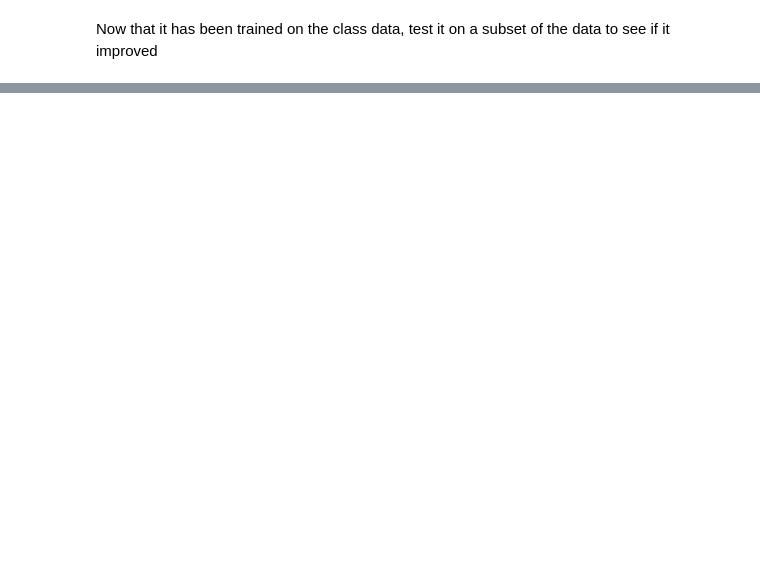
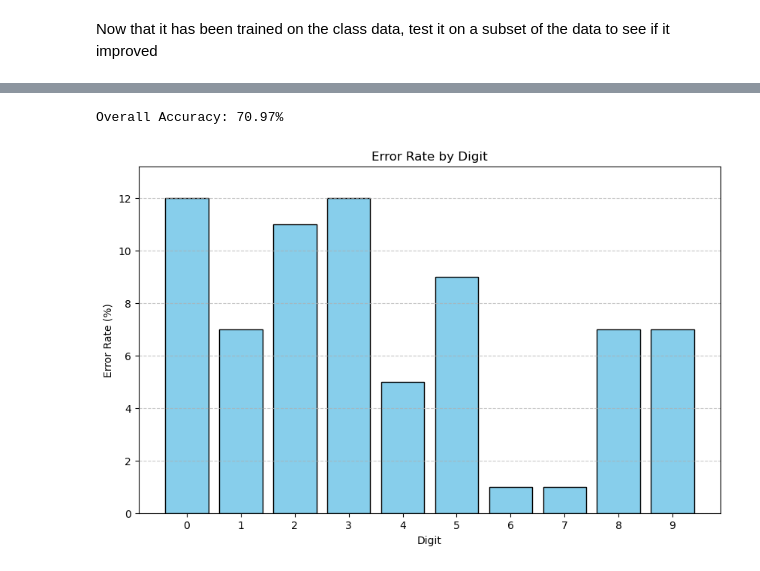
Before and after one commit to wmmoua/CSCI_580_Group_9, a Jupyter notebook: final_project.ipynb, the cells around one changed output, grey strips where cells are left out. Cells and saved outputs as stored; diff of their text form; code cells hidden in the pictures; blank space fills up the shorter version.

```diff
--- a/final_project.ipynb
+++ b/final_project.ipynb
@@ -424,3 +384,67 @@ Overall Accuracy: 72.58%
+# %%
+import matplotlib.pyplot as plt
+import numpy as np
+import torch
+from torch.utils.data import DataLoader
+
+# Initialize a list to count errors for each digit (0 to 9)
+digit_errors = [0] * 10
+digit_totals = [0] * 10
+
+# Evaluate the model on the test data
+test_loader = DataLoader(test_dataset, batch_size=64, shuffle=False)
+model.eval()  # Set model to evaluation mode
+
+# Store predictions and true labels
+predicted_labels = []
+true_labels = []
+
+with torch.no_grad():
+    correct = 0
+    total = 0
+    for images, labels in test_loader:
+        outputs = model(images)
+        _, predicted = torch.max(outputs, 1)
+        correct += (predicted == labels).sum().item()
+        total += labels.size(0)
+
+        # Update counts for digit-wise errors and totals
+        for i in range(len(labels)):
+            true_label = labels[i].item()
+            predicted_label = predicted[i].item()
+
+            digit_totals[true_label] += 1
+            if true_label != predicted_label:
+                digit_errors[true_label] += 1
+
+        # Store predictions and true labels for accuracy calculation
+        predicted_labels.extend(predicted.numpy())
+        true_labels.extend(labels.numpy())
+
+# Calculate overall accuracy
+accuracy = 100 * correct / total
+print(f"Overall Accuracy: {accuracy:.2f}%")
+
+# Calculate error rates per digit (percentage of errors for each digit)
+digit_error_rates = [100 * digit_errors[i] / digit_totals[i] if digit_totals[i] > 0 else 0 for i in range(10)]
+
+# Plot error rates
+plt.figure(figsize=(10, 6))
+plt.bar(range(10), digit_errors, color='skyblue', edgecolor='black')
+plt.xlabel('Digit')
+plt.ylabel('Error Rate (%)')
+plt.title('Error Rate by Digit')
+plt.xticks(range(10))
+
+# Set dynamic y-axis limits based on the data
+max_error_rate = max(digit_errors)
+plt.ylim(0, max_error_rate * 1.1)  # Add some padding above the highest bar
+
+plt.grid(axis='y', linestyle='--', alpha=0.7)
+plt.show()
+# %% [output]
+Overall Accuracy: 70.97%
+[figure, added]
 # %%
 
 
```
Also changed, not shown: parts of 10 cells of this notebook, 1 other file.
